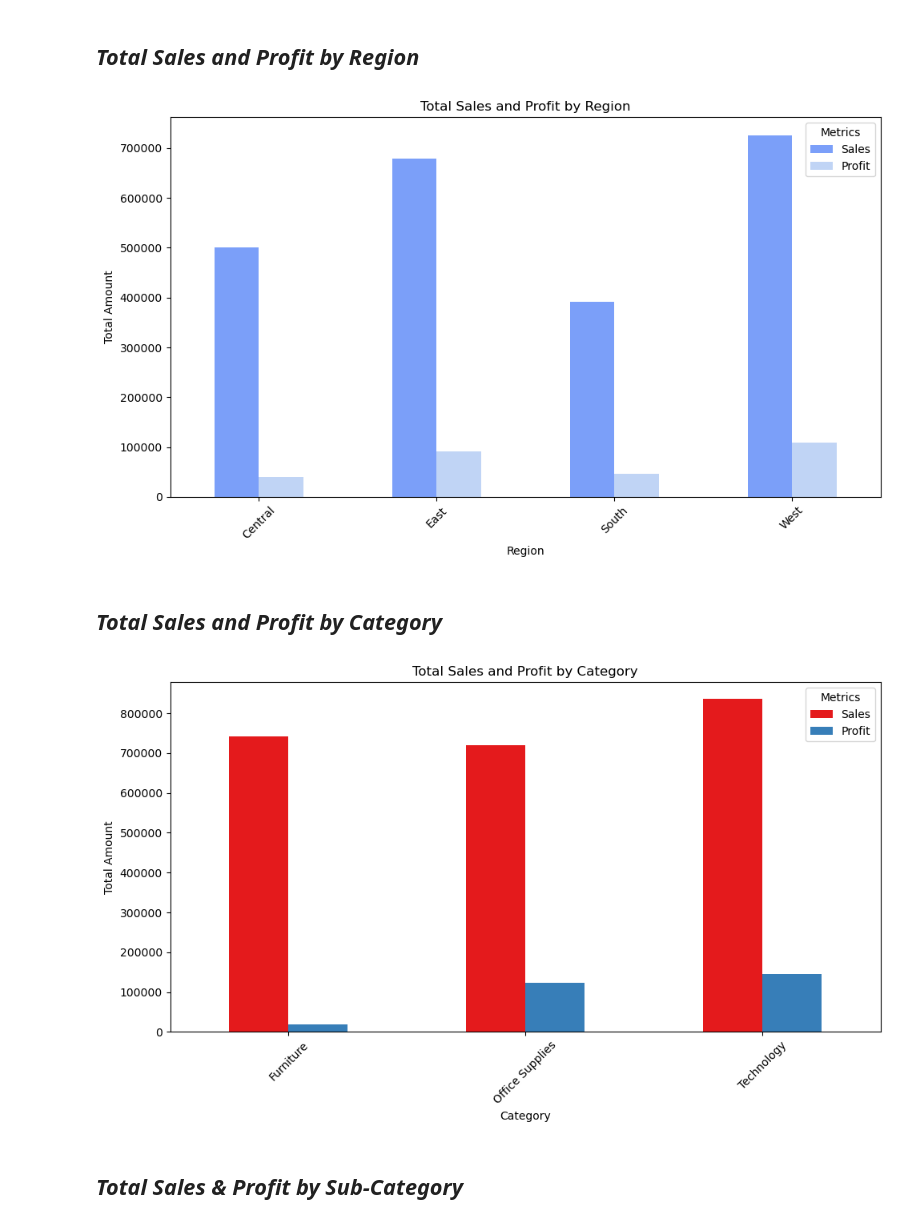
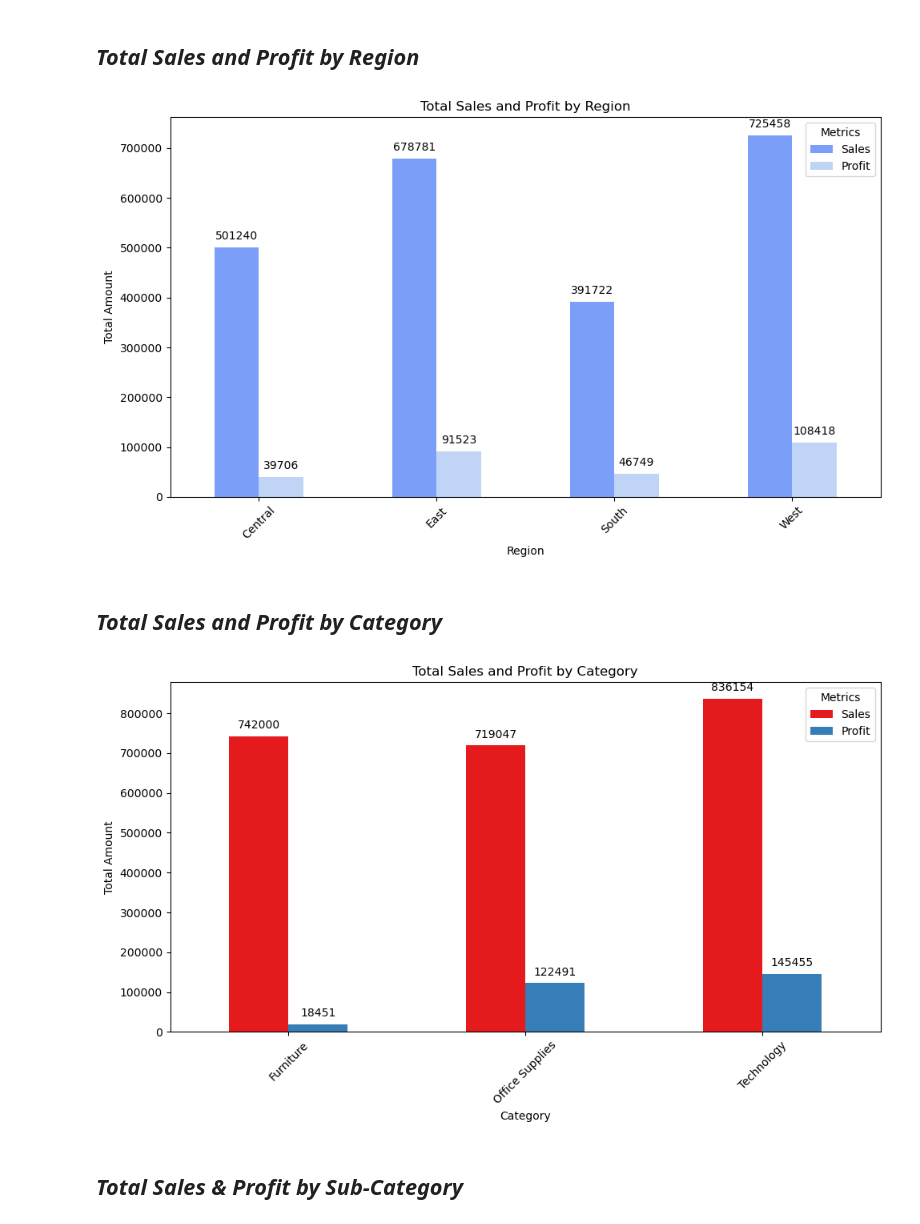
Before and after one commit to huseynaxmedov1999/Sales-and-Profit-Analysis, a Jupyter notebook: Sales and Profit Analysis.ipynb, the cells around one changed output. Cells and saved outputs as stored; diff of their text form; code cells hidden in the pictures.

Commit message:
Additional Changes for improving Visuals

```diff
--- a/Sales and Profit Analysis.ipynb
+++ b/Sales and Profit Analysis.ipynb
@@ -110,21 +110,33 @@ df.head() # Display the first few rows of the DataFrame to verify the new column
 ## *Total Sales and Profit by Region*
 # %%
 Sum_of_Sales_Profit_by_Region = df.groupby('Region').agg({'Sales':'sum', 'Profit': 'sum'}) # Group by 'Region' and calculate total sales and profit for each region
-Sum_of_Sales_Profit_by_Region.plot(kind='bar', figsize=(10, 6), color=sns.color_palette('coolwarm', len(Sum_of_Sales_Profit_by_Region))) # Create a bar plot to visualize total sales and profit by region
+ax = Sum_of_Sales_Profit_by_Region.plot(kind='bar', figsize=(10, 6), color=sns.color_palette('coolwarm', len(Sum_of_Sales_Profit_by_Region))) # Create a bar plot to visualize total sales and profit by region
+for p in ax.patches:
+    ax.annotate(format(p.get_height(), '.0f'), #Adding annotations to the bars to show the exact count of orders for each country
+                (p.get_x() + p.get_width() / 2., p.get_height()), # Positioning the annotations at the center of each bar
+                ha='center', va='center',
+                xytext=(0, 10),
+                textcoords='offset points')
 plt.title('Total Sales and Profit by Region') # Set the title of the plot
 plt.xlabel('Region') # Set the x-axis label
 plt.ylabel('Total Amount') # Set the y-axis label
 plt.xticks(rotation=45) # Rotate x-axis labels for better readability
 plt.legend(title='Metrics') # Add a legend with the title 'Metrics'
 plt.tight_layout() # Adjust layout to prevent overlap
 plt.show() # Display the plot
 # %% [output]
-[figure, old version]
+[figure, new version]
 # %% [markdown]
 ## *Total Sales and Profit by Category*
 # %%
 Sum_of_Sales_Profit_by_Category = df.groupby('Category').agg({'Sales':'sum', 'Profit': 'sum'}) # Group by 'Category' and calculate total sales and profit for each category
-Sum_of_Sales_Profit_by_Category.plot(kind='bar', figsize=(10, 6), color=sns.color_palette('Set1', len(Sum_of_Sales_Profit_by_Category))) # Create a bar plot to visualize total sales and profit by category
+ax = Sum_of_Sales_Profit_by_Category.plot(kind='bar', figsize=(10, 6), color=sns.color_palette('Set1', len(Sum_of_Sales_Profit_by_Category))) # Create a bar plot to visualize total sales and profit by category
+for p in ax.patches:
+    ax.annotate(format(p.get_height(), '.0f'), #Adding annotations to the bars to show the exact count of orders for each country
+                (p.get_x() + p.get_width() / 2., p.get_height()), # Positioning the annotations at the center of each bar
+                ha='center', va='center',
+                xytext=(0, 10),
+                textcoords='offset points')
 plt.title('Total Sales and Profit by Category') # Set the title of the plot
 plt.xlabel('Category') # Set the x-axis label
 plt.ylabel('Total Amount') # Set the y-axis label
@@ -133,7 +145,7 @@ plt.legend(title='Metrics') # Add a legend with the title 'Metrics'
 plt.tight_layout() # Adjust layout to prevent overlap
 plt.show() # Display the plot
 # %% [output]
-[figure, old version]
+[figure, new version]
 # %% [markdown]
 ## *Total Sales & Profit by Sub-Category*
 # %%
```
Also changed, not shown: parts of 2 cells of this notebook.
